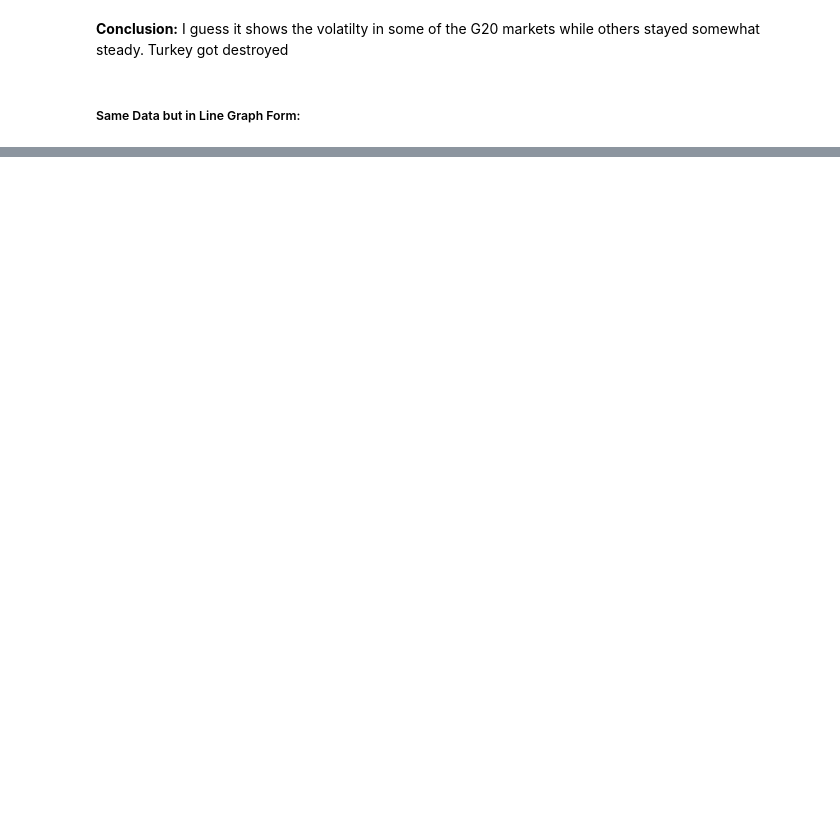
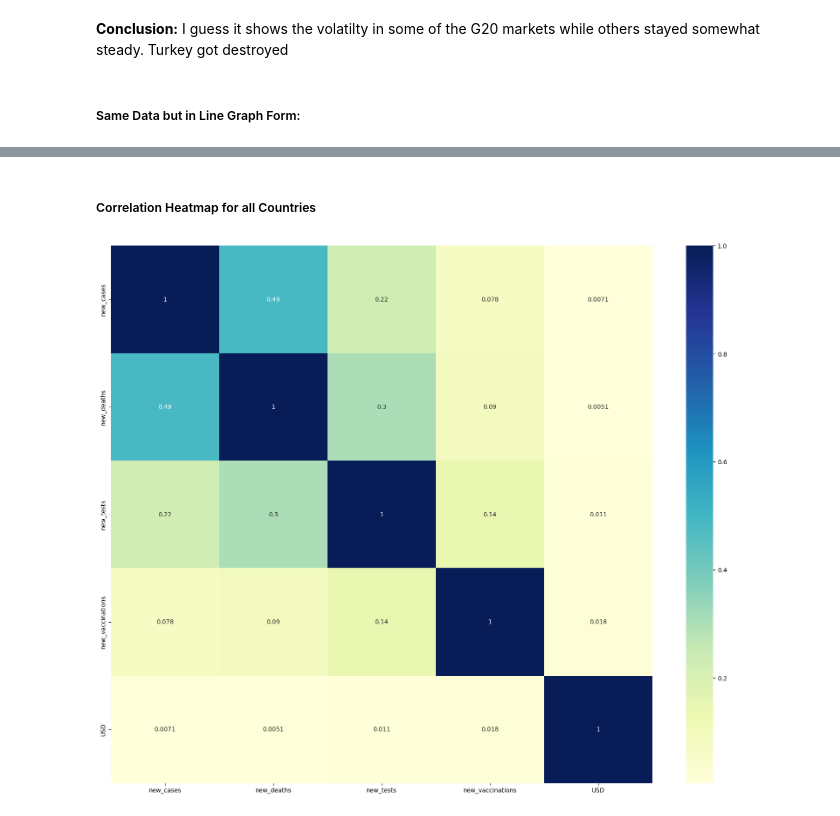
Before and after one commit to rodrigorosalesa/604, a Jupyter notebook: Kane.ipynb, the cells around one changed output, grey strips where cells are left out. Cells and saved outputs as stored; diff of their text form; code cells hidden in the pictures; blank space fills up the shorter version.

Commit message:
Made correlation heatmaps

```diff
--- a/Kane.ipynb
+++ b/Kane.ipynb
@@ -85,0 +99,5 @@ sns.lineplot(x = index_2020_week["week"], y= index_2020_week["USD"], hue = index
+# %%
+g20_covid_subset = g20_covid[["date","location", "new_cases", "new_deaths", "new_tests", "new_vaccinations"]]
+g20_index_subset = g20_index_data[["date", "USD"]]
+g20_covid_subset['date'] =  pd.to_datetime(g20_covid_subset['date'], infer_datetime_format=True)
+g20_index_subset['date'] =  pd.to_datetime(g20_index_subset['date'], infer_datetime_format=True)
@@ -85,0 +116,8 @@ sns.lineplot(x = index_2020_week["week"], y= index_2020_week["USD"], hue = index
+# %% [markdown]
+##### Correlation Heatmap for all Countries
+# %%
+g20_covid_index = g20_covid_subset.merge(g20_index_subset, on='date', how='left')
+f, ax1 = plt.subplots(figsize=(20, 16))
+ax = sns.heatmap(g20_covid_index.iloc[:, 1:].corr(), annot=True, cmap="YlGnBu")
+# %% [output]
+[figure, added]
```
Also changed, not shown: parts of 8 cells of this notebook.
